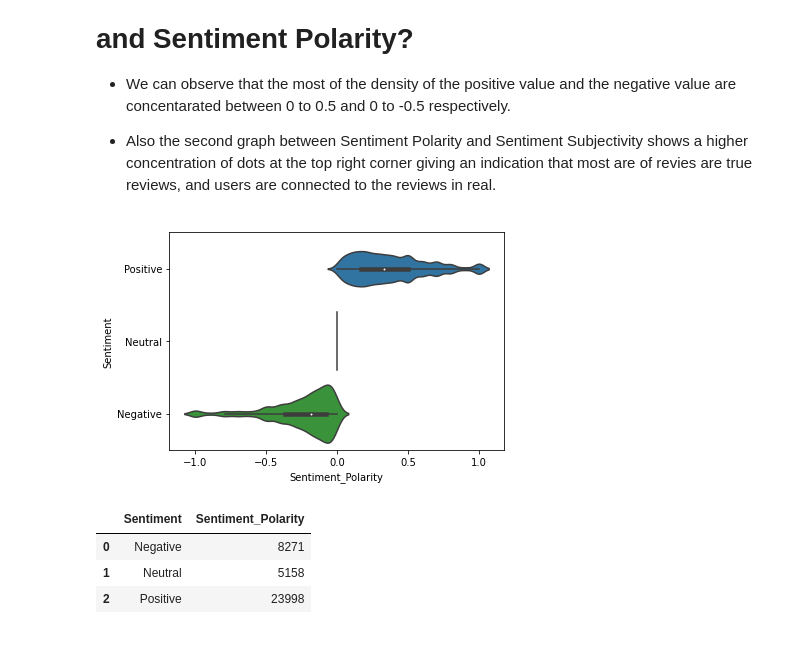
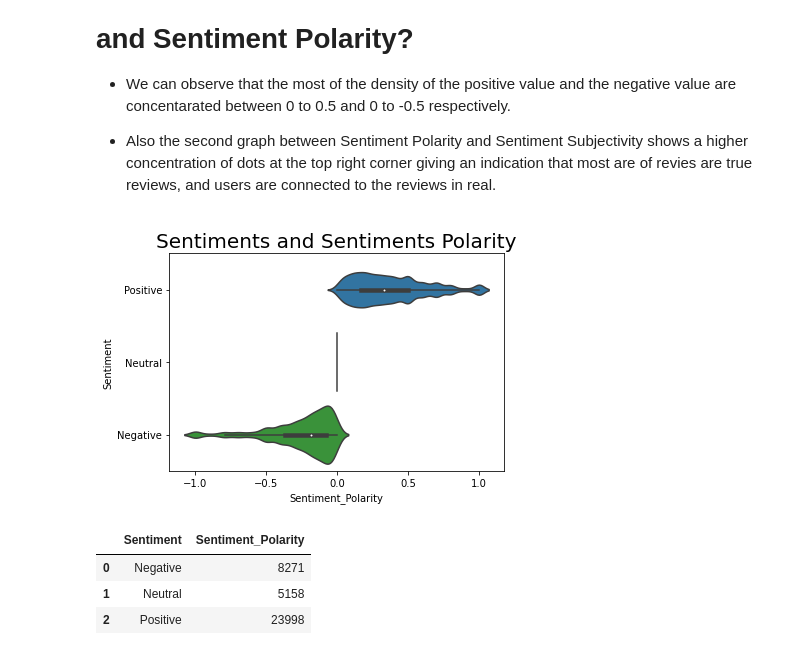
Before and after one commit to Bishawa/play-store-app-review-analysis, a Jupyter notebook: Bishawajeet_Singha_Play_Store_App_Review_Analysis.ipynb, the cells around one changed output. Saved outputs shown, nothing was run; the diff lists cells and outputs as text; code cells hidden in the pictures.

```diff
--- a/Bishawajeet_Singha_Play_Store_App_Review_Analysis.ipynb
+++ b/Bishawajeet_Singha_Play_Store_App_Review_Analysis.ipynb
@@ -586,9 +586,10 @@ plt.show()
 - Also the second graph between Sentiment Polarity and Sentiment Subjectivity shows a higher concentration of dots at the top right corner giving an indication that most are of revies are true reviews, and users are connected to the reviews in real.
 # %%
 sns.violinplot(data = review_df, y = 'Sentiment', x = 'Sentiment_Polarity' , orient = 'h')
+plt.title('Sentiments and Sentiments Polarity', fontsize = 20)
 plt.show()
 # %% [output]
-[figure, old version]
+[figure, new version]
 # %%
 review_df.groupby('Sentiment')['Sentiment_Polarity'].count().reset_index()
 # %% [output]
```
Also changed, not shown: parts of 21 cells of this notebook.
